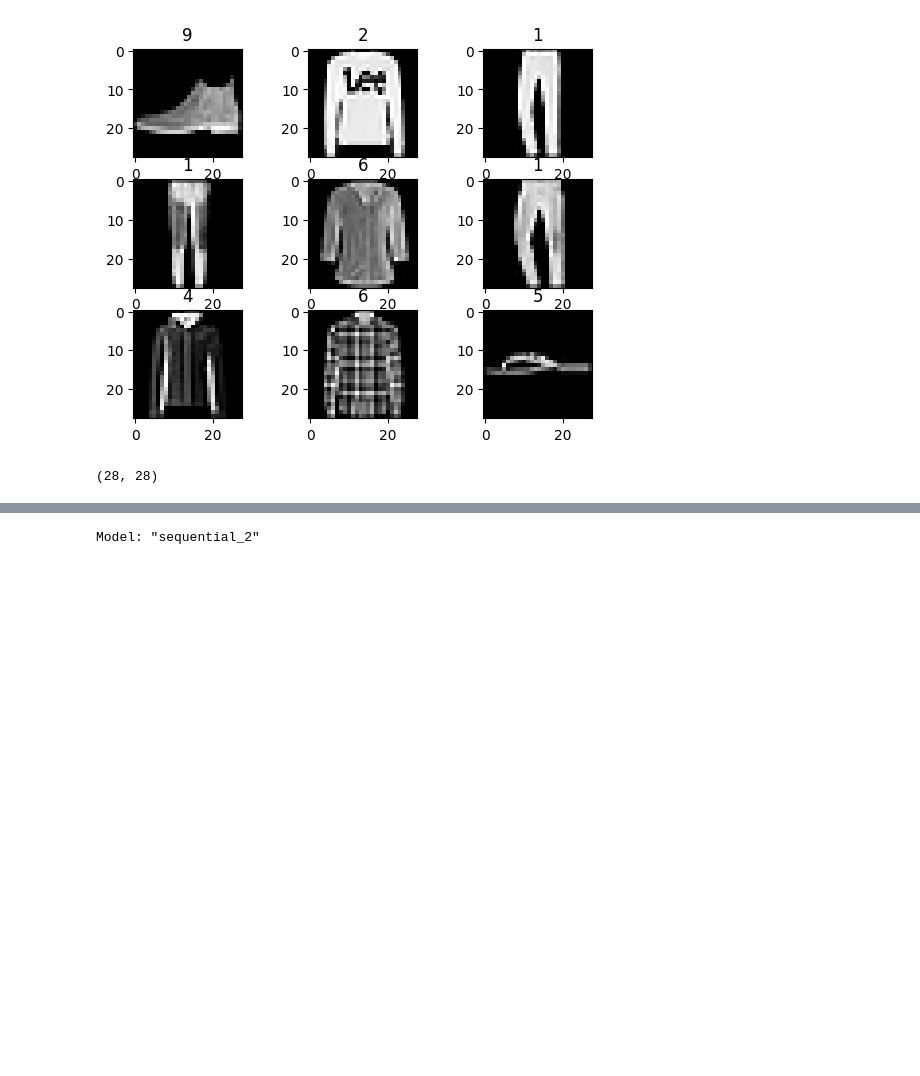
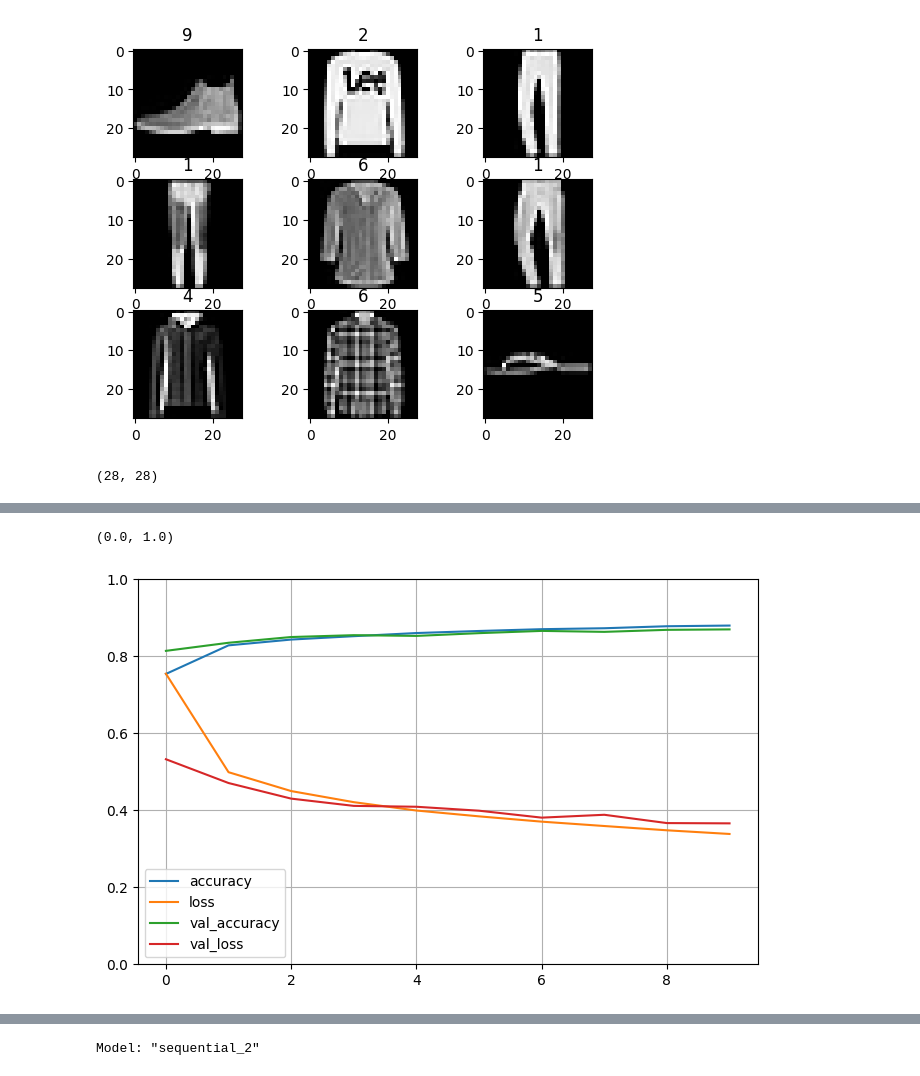
Before and after one commit to sahilkhan-7/deep-learning, a Jupyter notebook: Fashion_MNIST_Classification.ipynb, the cells around one changed output, grey strips where cells are left out. Cells and saved outputs as stored; diff of their text form; code cells hidden in the pictures; blank space fills up the shorter version.

```diff
--- a/Fashion_MNIST_Classification.ipynb
+++ b/Fashion_MNIST_Classification.ipynb
@@ -96,6 +84,3 @@ from keras.layers import Conv2D, Dropout, MaxPooling2D, Flatten, Dense
 X_train[0].shape
 # %% [output]
 (28, 28)
-# %%
-X_train=X_train.reshape(-1,28,28,1)
-X_test=X_test.reshape(-1,28,28,1)
@@ -101,0 +168,8 @@ X_test=X_test.reshape(-1,28,28,1)
+# %%
+model.compile(
+    loss = 'sparse_categorical_crossentropy',
+    optimizer = 'sgd',
+    metrics = ['accuracy']
+)
+# %%
+history = model.fit(X_train, y_train, epochs = 10, validation_split = 0.2)
@@ -101,0 +197,7 @@ X_test=X_test.reshape(-1,28,28,1)
+# %%
+pd.DataFrame(history.history).plot(figsize = (8, 5))
+plt.grid(True)
+plt.gca().set_ylim(0, 1)
+# %% [output]
+(0.0, 1.0)
+[figure, added]
```
Also changed, not shown: parts of 23 cells of this notebook.
